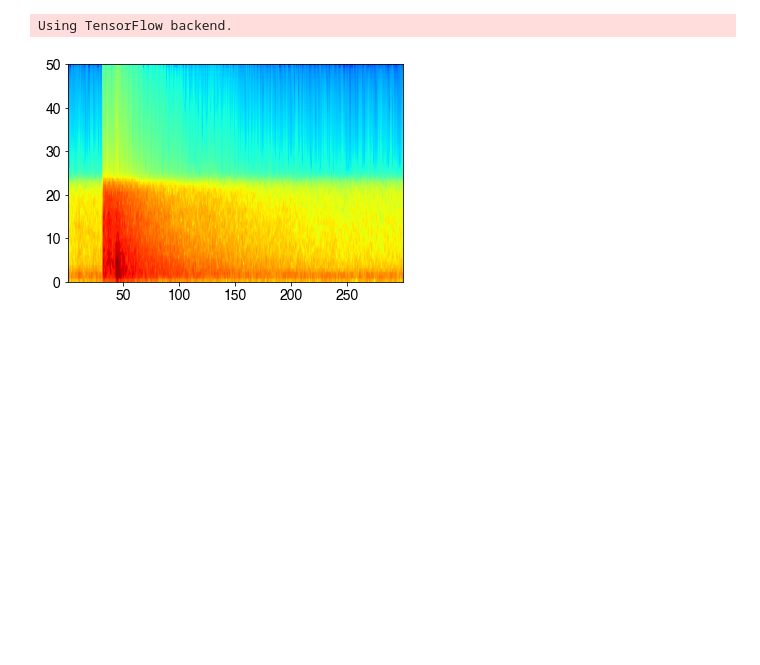
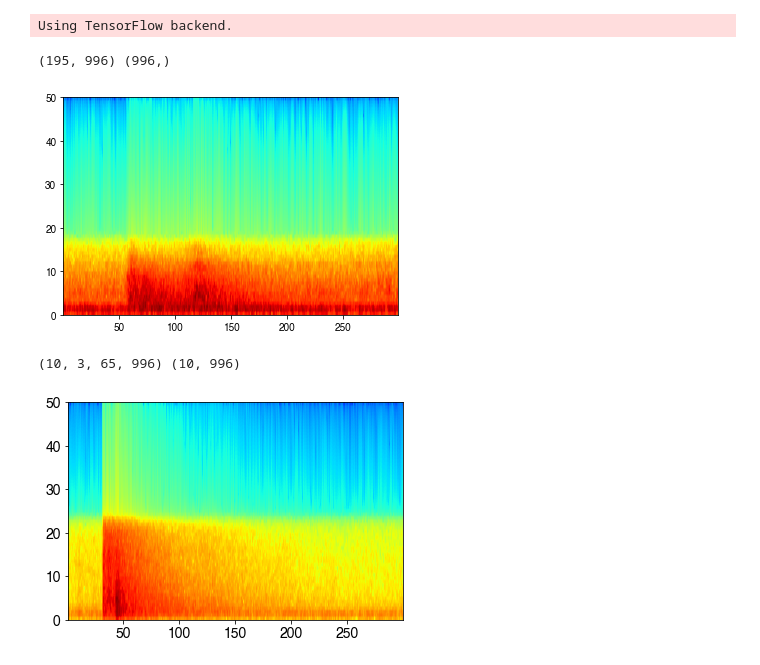
Before and after one commit to albertleonardo/Pn, a Jupyter notebook: numbertwo.ipynb, the cells around one changed output. Drawn from its saved outputs; the diff is of its cells as text; code cells hidden in the pictures; blank space fills up the shorter version.

Commit message:
Update numbertwo to three components

```diff
--- a/numbertwo.ipynb
+++ b/numbertwo.ipynb
@@ -179,3 +246,14 @@ def load_multiple_spec(m):
+# %%
+x1,y1 = create_training_example_spec_three_stack('data__Pn_3016.pkl')
+print(x1.shape,y1.shape)
+# %% [output]
+(195, 996) (996,)
+[figure, added]
+# %%
+X_train_spec_three, Y_train_spec_three = load_multiple_spec_three(10)
+print(X_train_spec_three.shape, Y_train_spec_three.shape )
+# %% [output]
+(10, 3, 65, 996) (10, 996)
 # %%
 X_train_spec,Y_train_spec = load_multiple_spec(10)
 # %% [output]
```
Also changed, not shown: parts of 12 cells of this notebook.
